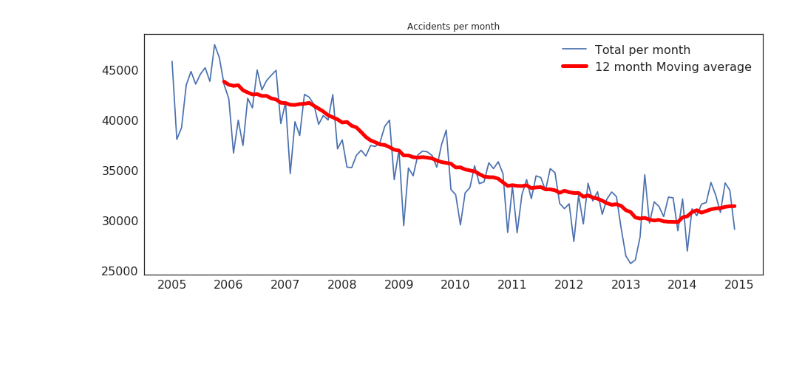
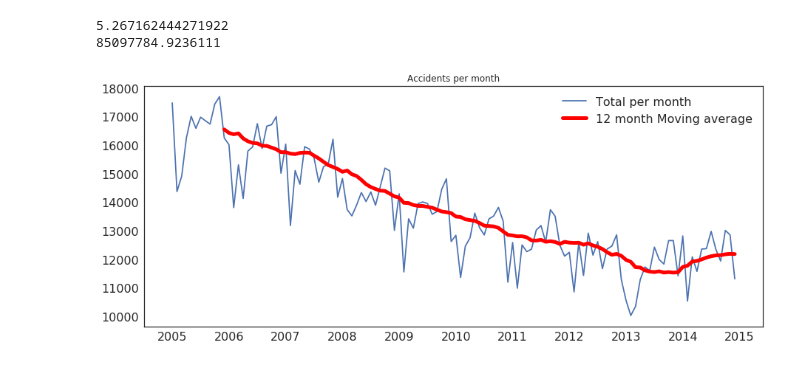
Before and after one commit to tyagi-iiitv/CSE544, a Jupyter notebook: Moving average (Number of accidents).ipynb, the cells around one changed output. Cells and saved outputs as stored; diff of their text form; code cells hidden in the pictures; blank space fills up the shorter version.

Commit message:
Added the moving average analysis

```diff
--- a/Moving average (Number of accidents).ipynb
+++ b/Moving average (Number of accidents).ipynb
@@ -20,7 +20,7 @@ sns.set(style="white", color_codes=True)
 
 # The data in the 2015 files (Casualties and Vehicles) contained an extra column, which was needed to filter out. So I used  the data only till 2014.
 
-data = pd.read_csv('full_data.csv')
+data = pd.read_csv('full_data_with_dates.csv')
 # %%
 data['convert_to_date'] = pd.to_datetime(data['Date'])
 # %%
@@ -29,15 +29,39 @@ data['Month'] = data['convert_to_date'].dt.month
 data['Year'] = data['convert_to_date'].dt.year
 # %%
 small_data = data.set_index('convert_to_date')
+# %%
+def mean_absolute_percentage_error(y_true, y_pred):
+
+    s=0
+    n=0
+    for i in range(len(y_true)):
+        if y_true[i]!=0:
+                #print(y_pred[i],y_true[i])
+                s+=abs((y_true[i]-y_pred[i])/y_true[i])
+                #print(s)
+                n+=1
+    #print(s,n)
+    return (s/n)*100
+
+
+def sum_squared_error(y_true, y_pred):
+    return np.sum(np.square(y_true - y_pred))
 # %%
 plt.figure(figsize=(15,6))
-small_data.resample('M').size().plot(label='Total per month')
-small_data.resample('M').size().rolling(window=12).mean().plot(color='red',linewidth=5,label='12 month Moving average')
+actual=small_data.resample('M').size()#.plot(label='Total per month')
+predicted=small_data.resample('M').size().rolling(window=12).mean()#.plot(color='red',linewidth=5,label='12 month Moving average')
+actual.plot(label='Total per month')
+predicted.plot(color='red',linewidth=5,label='12 month Moving average')
 plt.title('Accidents per month')
 plt.xlabel('')
 plt.legend(prop={'size':16})
 plt.tick_params(labelsize=16)
+#print(actual[12:].shape,predicted[:-12].shape)
+print(mean_absolute_percentage_error(actual[12:], predicted[12:]))
+print(sum_squared_error(actual[12:], predicted[12:]))
 # %% [output]
+5.267162444271922
+85097784.9236111
-[figure, old version]
+[figure, new version]
 # %%
 data.columns
```
Also changed, not shown: parts of 2 cells of this notebook.
